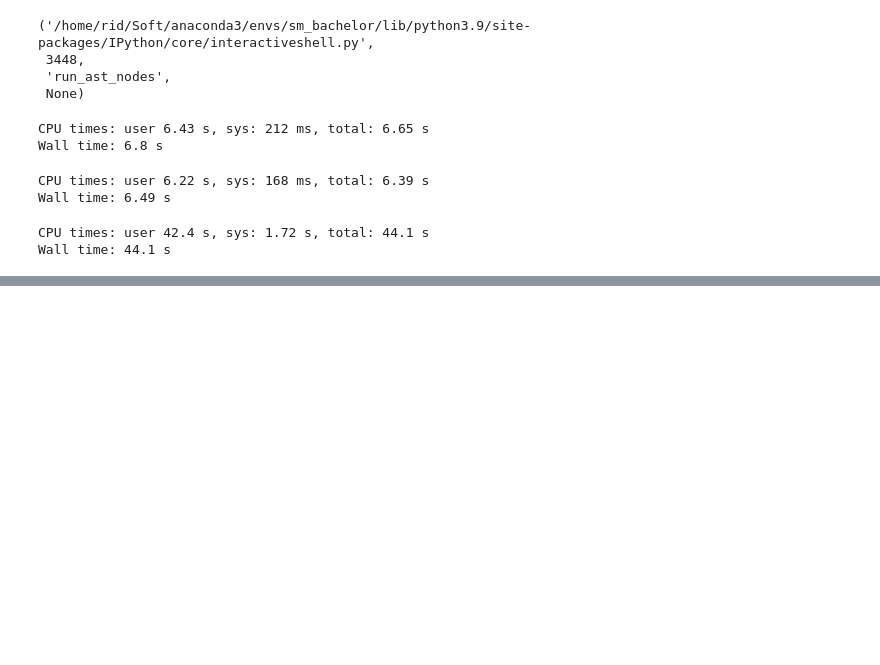
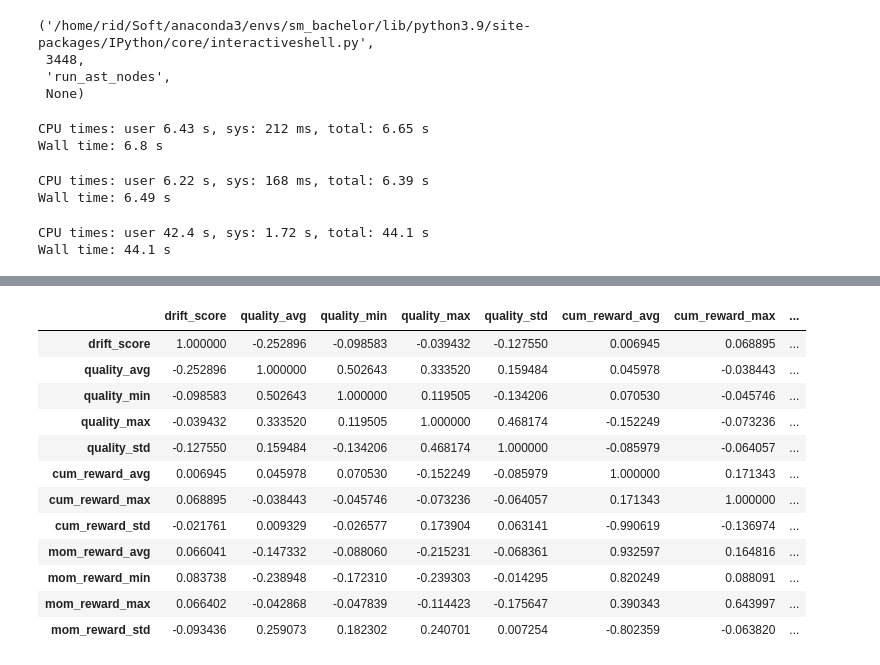
Before and after one commit to S-M157/Bachelor, a Jupyter notebook: Reward_Quality.ipynb, the cells around one changed output, grey strips where cells are left out. Drawn from its saved outputs; the diff is of its cells as text; code cells hidden in the pictures; blank space fills up the shorter version.

```diff
--- a/Reward_Quality.ipynb
+++ b/Reward_Quality.ipynb
@@ -276,0 +316,16 @@ False
+# %%
+data[data.columns[1:]].corr()
+# %% [output]
+|  | drift_score | quality_avg | quality_min | quality_max | quality_std | cum_reward_avg | cum_reward_max | ... |
+| drift_score | 1.000000 | -0.252896 | -0.098583 | -0.039432 | -0.127550 | 0.006945 | 0.068895 | ... |
+| quality_avg | -0.252896 | 1.000000 | 0.502643 | 0.333520 | 0.159484 | 0.045978 | -0.038443 | ... |
+| quality_min | -0.098583 | 0.502643 | 1.000000 | 0.119505 | -0.134206 | 0.070530 | -0.045746 | ... |
+| quality_max | -0.039432 | 0.333520 | 0.119505 | 1.000000 | 0.468174 | -0.152249 | -0.073236 | ... |
+| quality_std | -0.127550 | 0.159484 | -0.134206 | 0.468174 | 1.000000 | -0.085979 | -0.064057 | ... |
+| cum_reward_avg | 0.006945 | 0.045978 | 0.070530 | -0.152249 | -0.085979 | 1.000000 | 0.171343 | ... |
+| cum_reward_max | 0.068895 | -0.038443 | -0.045746 | -0.073236 | -0.064057 | 0.171343 | 1.000000 | ... |
+| cum_reward_std | -0.021761 | 0.009329 | -0.026577 | 0.173904 | 0.063141 | -0.990619 | -0.136974 | ... |
+| mom_reward_avg | 0.066041 | -0.147332 | -0.088060 | -0.215231 | -0.068361 | 0.932597 | 0.164816 | ... |
+| mom_reward_min | 0.083738 | -0.238948 | -0.172310 | -0.239303 | -0.014295 | 0.820249 | 0.088091 | ... |
+| mom_reward_max | 0.066402 | -0.042868 | -0.047839 | -0.114423 | -0.175647 | 0.390343 | 0.643997 | ... |
+| mom_reward_std | -0.093436 | 0.259073 | 0.182302 | 0.240701 | 0.007254 | -0.802359 | -0.063820 | ... |
```
Also changed, not shown: parts of 12 cells of this notebook, 3 other files.
